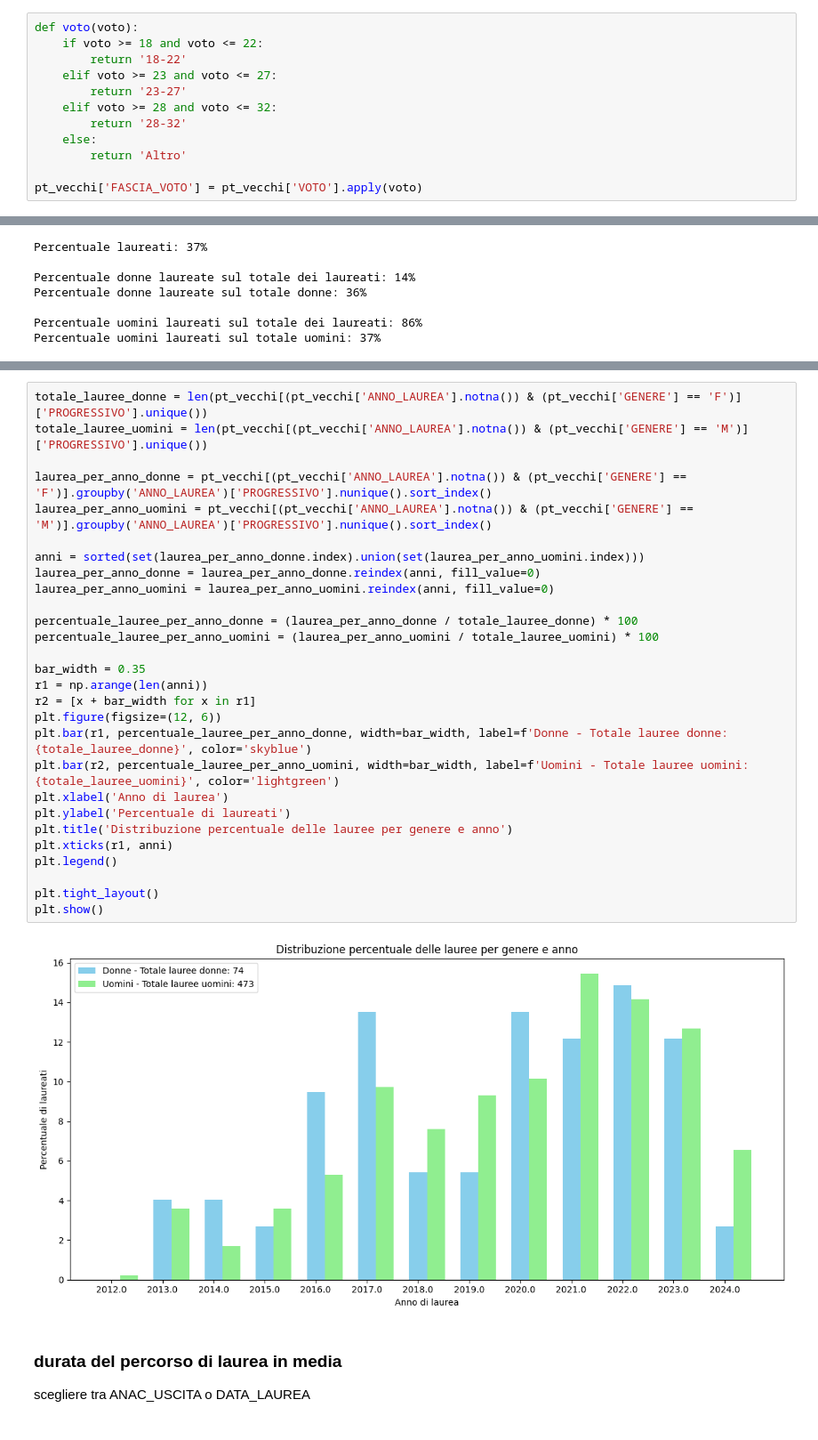
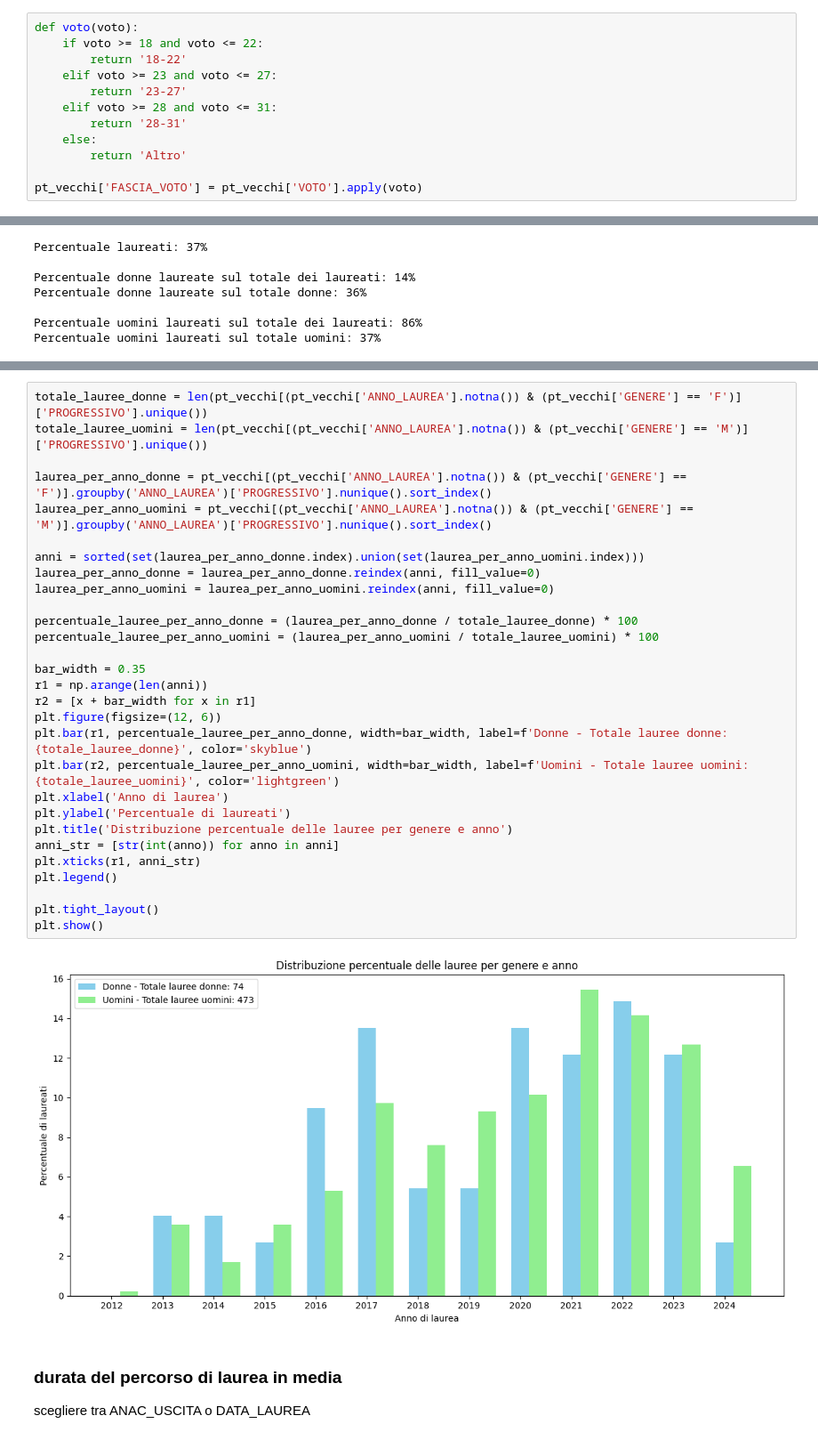
Before and after one commit to lallabelloni/Analisi-differenza-genere-Data-Science, a Jupyter notebook: progetto2.ipynb, the cells around one changed output, grey strips where cells are left out. Shown at 89% size. Cells and saved outputs as stored; diff of their text form.

```diff
--- a/progetto2.ipynb
+++ b/progetto2.ipynb
@@ -99,8 +99,8 @@ def voto(voto):
         return '18-22'
     elif voto >= 23 and voto <= 27:
         return '23-27'
-    elif voto >= 28 and voto <= 32:
-        return '28-32'
+    elif voto >= 28 and voto <= 31:
+        return '28-31'
     else:
         return 'Altro'
 
@@ -518,33 +517,34 @@ plt.show()
 # %%
 totale_lauree_donne = len(pt_vecchi[(pt_vecchi['ANNO_LAUREA'].notna()) & (pt_vecchi['GENERE'] == 'F')]['PROGRESSIVO'].unique())
 totale_lauree_uomini = len(pt_vecchi[(pt_vecchi['ANNO_LAUREA'].notna()) & (pt_vecchi['GENERE'] == 'M')]['PROGRESSIVO'].unique())
 
 laurea_per_anno_donne = pt_vecchi[(pt_vecchi['ANNO_LAUREA'].notna()) & (pt_vecchi['GENERE'] == 'F')].groupby('ANNO_LAUREA')['PROGRESSIVO'].nunique().sort_index()
 laurea_per_anno_uomini = pt_vecchi[(pt_vecchi['ANNO_LAUREA'].notna()) & (pt_vecchi['GENERE'] == 'M')].groupby('ANNO_LAUREA')['PROGRESSIVO'].nunique().sort_index()
 
 anni = sorted(set(laurea_per_anno_donne.index).union(set(laurea_per_anno_uomini.index)))
 laurea_per_anno_donne = laurea_per_anno_donne.reindex(anni, fill_value=0)
 laurea_per_anno_uomini = laurea_per_anno_uomini.reindex(anni, fill_value=0)
 
 percentuale_lauree_per_anno_donne = (laurea_per_anno_donne / totale_lauree_donne) * 100
 percentuale_lauree_per_anno_uomini = (laurea_per_anno_uomini / totale_lauree_uomini) * 100
 
 bar_width = 0.35
 r1 = np.arange(len(anni))
 r2 = [x + bar_width for x in r1]
 plt.figure(figsize=(12, 6))
 plt.bar(r1, percentuale_lauree_per_anno_donne, width=bar_width, label=f'Donne - Totale lauree donne: {totale_lauree_donne}', color='skyblue')
 plt.bar(r2, percentuale_lauree_per_anno_uomini, width=bar_width, label=f'Uomini - Totale lauree uomini: {totale_lauree_uomini}', color='lightgreen')
 plt.xlabel('Anno di laurea')
 plt.ylabel('Percentuale di laureati')
 plt.title('Distribuzione percentuale delle lauree per genere e anno')
-plt.xticks(r1, anni)
+anni_str = [str(int(anno)) for anno in anni]
+plt.xticks(r1, anni_str)
 plt.legend()
 
 plt.tight_layout()
 plt.show()
 # %% [output]
-[figure, old version]
+[figure, new version]
 # %% [markdown]
 ### durata del percorso di laurea in media
 scegliere tra ANAC_USCITA o DATA_LAUREA
```
Also changed, not shown: parts of 3 cells of this notebook.
